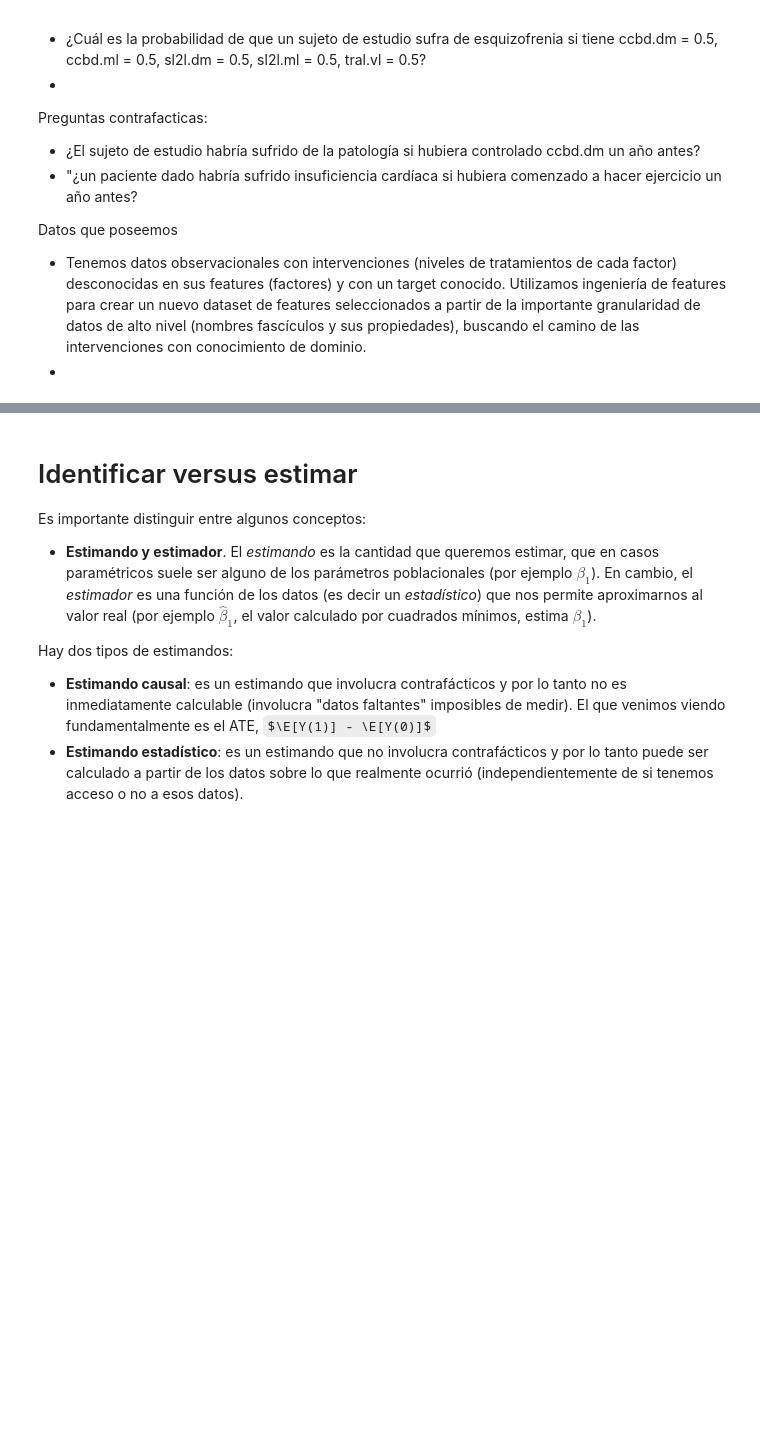
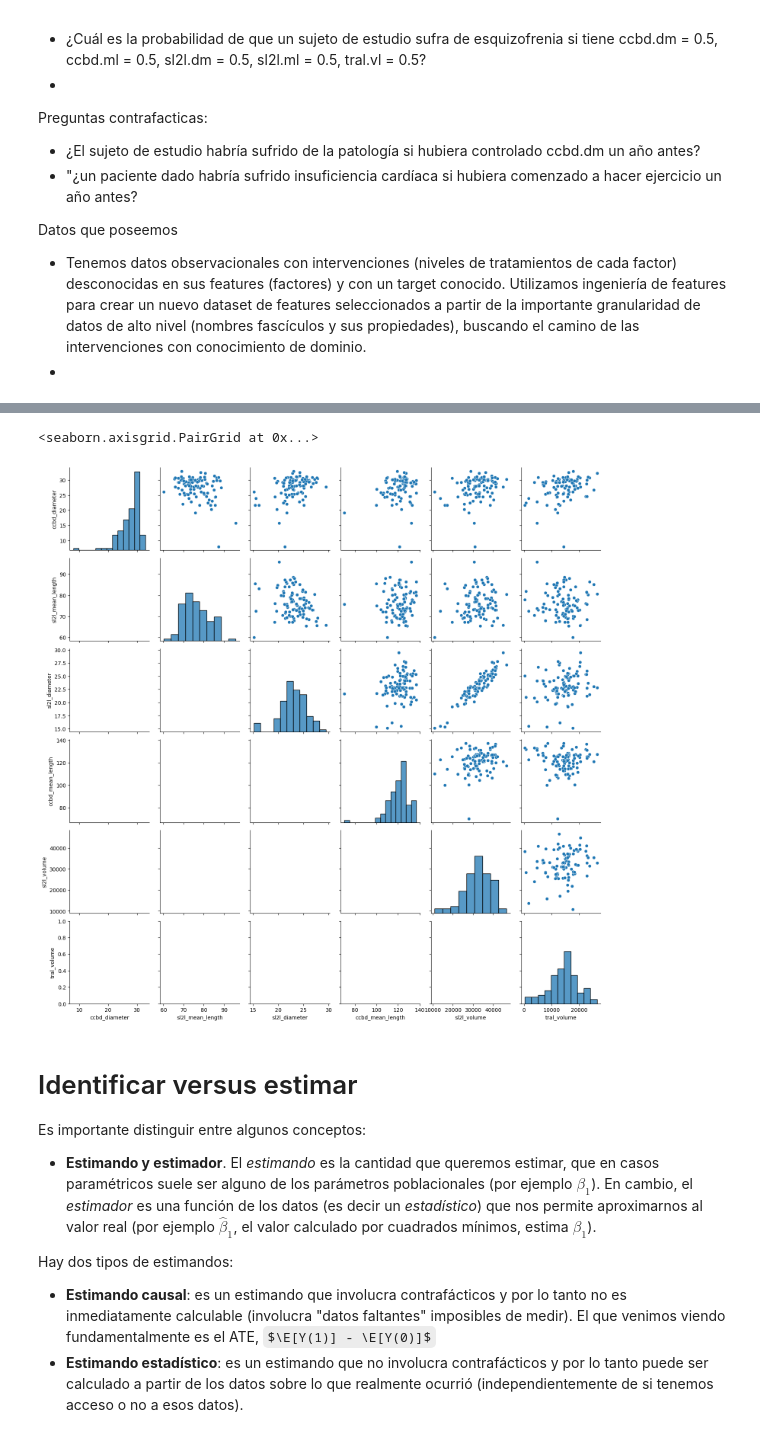
Before and after one commit to brainhack-school2023/galvan_project, a Jupyter notebook: src/6.DAG.ipynb, the cells around one changed output, grey strips where cells are left out. Drawn from its saved outputs; the diff is of its cells as text; code cells hidden in the pictures; some formulas as TeX source; blank space fills up the shorter version.

```diff
--- a/src/6.DAG.ipynb
+++ b/src/6.DAG.ipynb
@@ -44,0 +77,11 @@ dot
+# %%
+DATA_PATH = "../data/union/End"
+def load_data_prep(data_path=DATA_PATH):
+    csv_path = os.path.join(data_path, "dataset_final.csv")
+    return pd.read_csv(csv_path)
+# %%
+df = load_data_prep()
+df1 = df[[ 'ccbd_diameter', 'sl2l_mean_length',
+ 'sl2l_diameter', 'ccbd_mean_length',
+ 'sl2l_volume', 'tral_volume','label']]
+df1.shape
@@ -45,3 +261,12 @@ dot
+# %%
+grid = sns.PairGrid(df1[['ccbd_diameter', 'sl2l_mean_length',
+ 'sl2l_diameter', 'ccbd_mean_length',
+ 'sl2l_volume', 'tral_volume']])
+grid.map_diag(sns.histplot)
+grid.map_upper(sns.scatterplot)
+# %% [output]
+<seaborn.axisgrid.PairGrid at 0x...>
+[figure, added]
 # %% [markdown]
 # Identificar versus estimar
 
```
Also changed, not shown: parts of 24 cells of this notebook, 2 other files.
